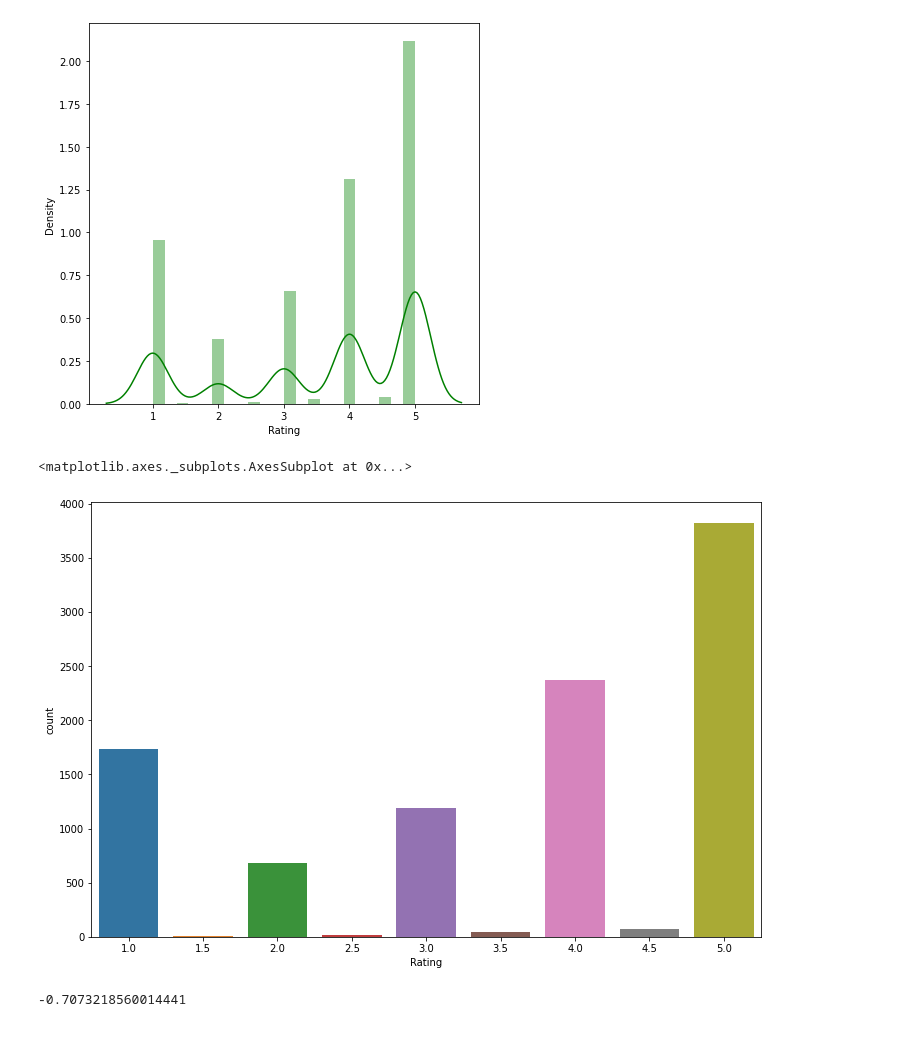
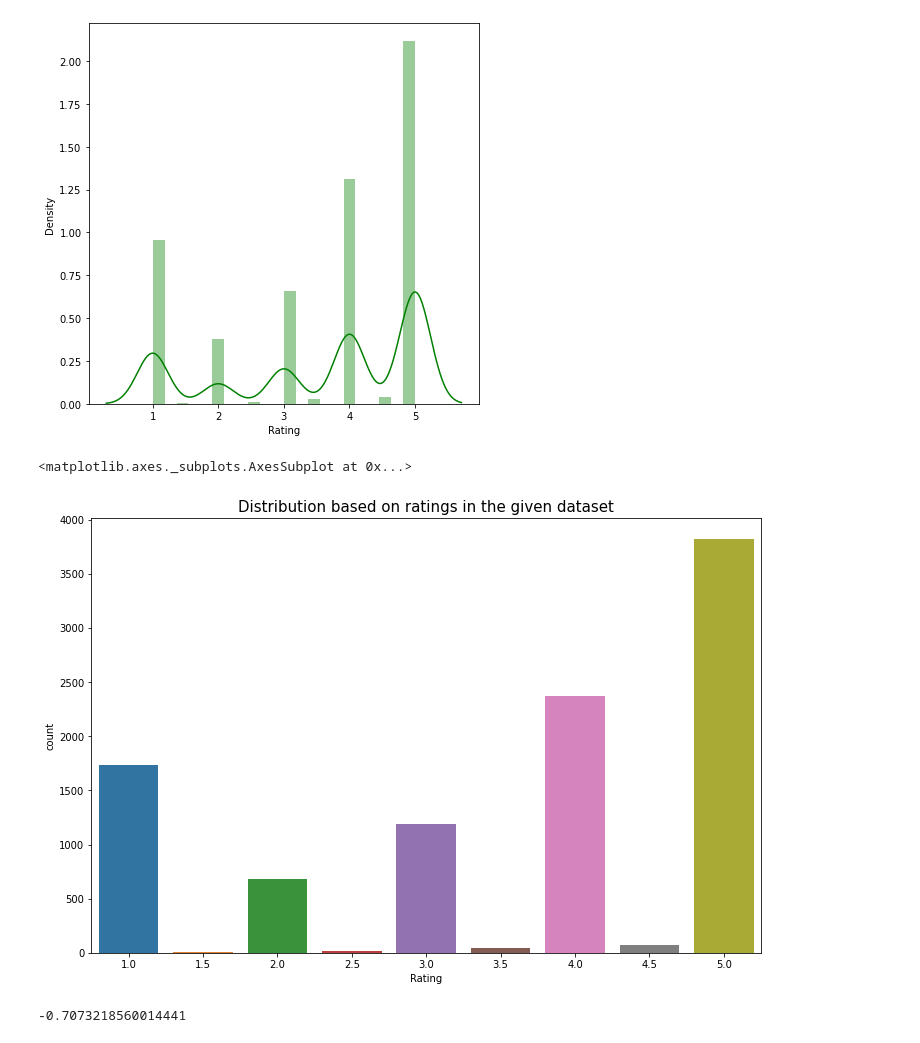
Before and after one commit to Nakulpradeep94/-ZOMATO-RESTAURANT-CLUSTERING-AND-SENTIMENT-ANALYSIS, a Jupyter notebook: ZOMATO_RESTAURANT_CLUSTERING_AND_SENTIMENT_ANALYSIS.ipynb, the cells around one changed output. Drawn from its saved outputs; the diff is of its cells as text; code cells hidden in the pictures.

```diff
--- a/ZOMATO_RESTAURANT_CLUSTERING_AND_SENTIMENT_ANALYSIS.ipynb
+++ b/ZOMATO_RESTAURANT_CLUSTERING_AND_SENTIMENT_ANALYSIS.ipynb
@@ -464,11 +475,12 @@ sns.distplot(review_new_df['Rating'],color="g")
 # %% [output]
 <matplotlib.axes._subplots.AxesSubplot at 0x...>
 [figure]
-# %%
-sns.countplot(review_new_df['Rating'])
-# %% [output]
-<matplotlib.axes._subplots.AxesSubplot at 0x...>
-[figure, removed]
+# %%
+plt.title("Distribution based on ratings in the given dataset", fontsize = 15)
+sns.countplot(review_new_df['Rating'])
+# %% [output]
+<matplotlib.axes._subplots.AxesSubplot at 0x...>
+[figure, added]
 # %%
 review_new_df['Rating'].skew()
 # %% [output]
```
Also changed, not shown: parts of 40 cells of this notebook.
